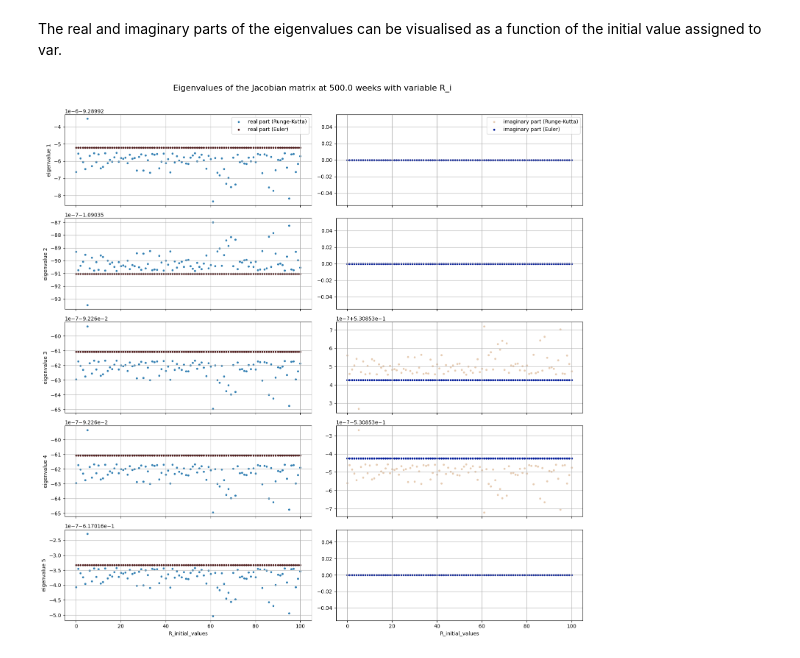
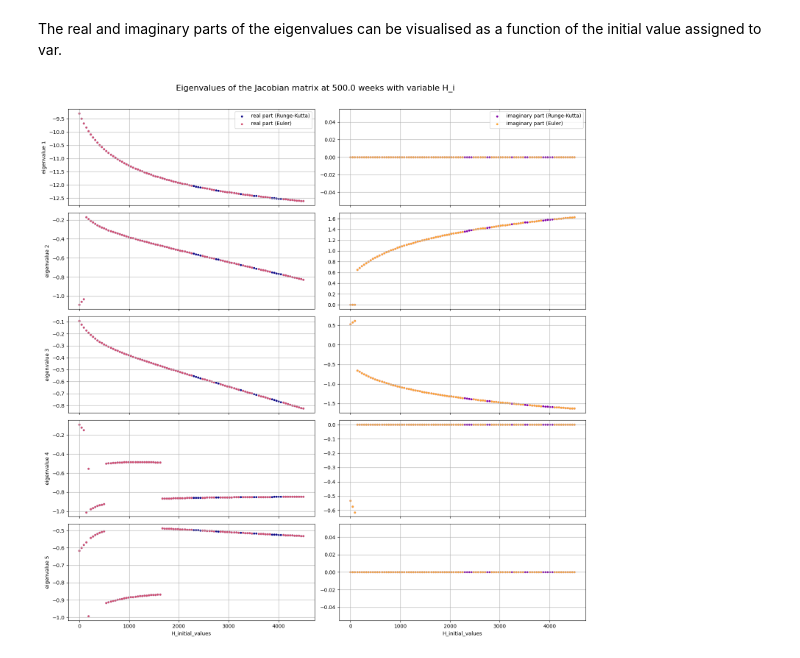
Before and after one commit to Nigritella/thesis_DMD, a Jupyter notebook: stability_analysis/linear_stability/linear_stability.ipynb, the cells around one changed output. Cells and saved outputs as stored; diff of their text form; code cells hidden in the pictures.

```diff
--- a/stability_analysis/linear_stability/linear_stability.ipynb
+++ b/stability_analysis/linear_stability/linear_stability.ipynb
@@ -198,9 +198,9 @@ if RUNGE_KUTTA:
     t_eval = np.linspace(0, t_max, 1000)
 
 '''The broader values from the paper are as follows, but they can be adjusted to focus on a region of particular interest'''
-bounds = [(0, 4500), (0, 450), (0, 100000), (0, 100), (0, 100), (0, 100)]
+bounds = [(0, 4500), (0, 450), (4000, 8000), (0, 100), (0, 100), (0, 100)]
 num_samples = [101, 101, 101, 101, 101, 101]
-var = 'R'
+var = 'H'
 is_percentage = is_muscle_tissue(var)
 
 n_vars = 6
@@ -407,16 +424,23 @@ The real and imaginary parts of the eigenvalues can be visualised as a function
 # %%
 fig, axes = plt.subplots(5, 2, figsize=(15, 15), sharex=True)
 
+cmap = plt.cm.plasma
+colors = cmap(np.linspace(0., 0.8, 4))
+color_1 = colors[0]
+color_2 = colors[1]
+color_3 = colors[2]
+color_4 = colors[3]
+
 for i in range(5):
     if RUNGE_KUTTA:
-        axes[i, 0].scatter(working_sample_RK, [row[i] for row in real_eigenvalues_RK], label=f'real part (Runge-Kutta)', color=(0.2, 0.5, 0.7), marker='.')
-        axes[i, 1].scatter(working_sample_RK, [row[i] for row in imaginary_eigenvalues_RK], label=f'imaginary part (Runge-Kutta)', color=(0.9, 0.8, 0.7), marker='.')
+        axes[i, 0].scatter(working_sample_RK, [row[i] for row in real_eigenvalues_RK], label=f'real part (Runge-Kutta)', color=color_1, marker='.')
+        axes[i, 1].scatter(working_sample_RK, [row[i] for row in imaginary_eigenvalues_RK], label=f'imaginary part (Runge-Kutta)', color=color_2, marker='.')
         axes[i, 0].set_ylabel(f'eigenvalue {i+1}')
         axes[i, 0].grid(True)
         axes[i, 1].grid(True)
     if EULER:
-        axes[i, 0].scatter(working_sample, [row[i] for row in real_eigenvalues], label=f'real part (Euler)', color=(0.3, 0.1, 0.1), marker='.')
-        axes[i, 1].scatter(working_sample, [row[i] for row in imaginary_eigenvalues], label=f'imaginary part (Euler)', color=(0.0, 0.1, 0.6), marker='.')
+        axes[i, 0].scatter(working_sample, [row[i] for row in real_eigenvalues], label=f'real part (Euler)', color=color_3, marker='.')
+        axes[i, 1].scatter(working_sample, [row[i] for row in imaginary_eigenvalues], label=f'imaginary part (Euler)', color=color_4, marker='.')
         axes[i, 0].set_ylabel(f'eigenvalue {i+1}')
         axes[i, 0].grid(True)
         axes[i, 1].grid(True)
@@ -436,32 +460,32 @@ if EULER and not RUNGE_KUTTA:
     )
 
     filepath = directory + filename
 
 elif EULER and RUNGE_KUTTA:
     filename = (
         f'eigenvalues_J'
         f'_{num_samples[var_map[var]]}_samples'
         f'_euler&RK'
         f'_rtol_{relative_tol}'
         f'_atol_{absolute_tol}.png'
     )
 
     filepath = directory + filename
 
 elif not EULER and RUNGE_KUTTA:
     filename = (
         f'eigenvalues_J'
         f'_{num_samples[var_map[var]]}_samples'
         f'_RK'
         f'_rtol_{relative_tol}'
         f'_atol_{absolute_tol}.png'
     )
 
     filepath = directory + filename
 
-plt.savefig(filepath)
+#plt.savefig(filepath)
 
 plt.tight_layout()
 plt.show()
 # %% [output]
-[figure, old version]
+[figure, new version]
```
Also changed, not shown: parts of 2 cells of this notebook, 1 other file.
